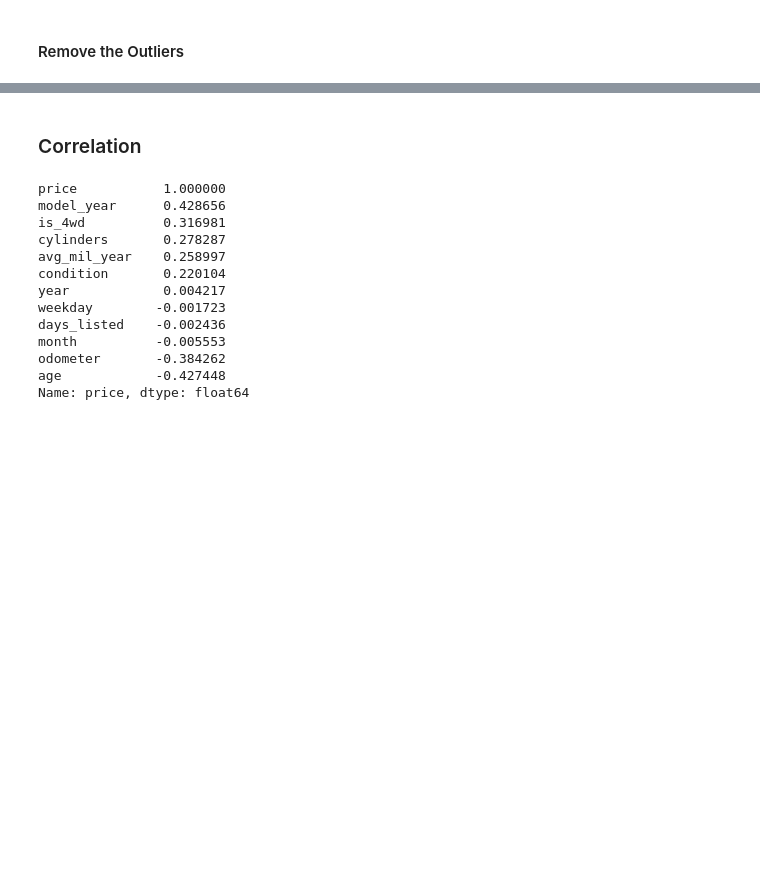
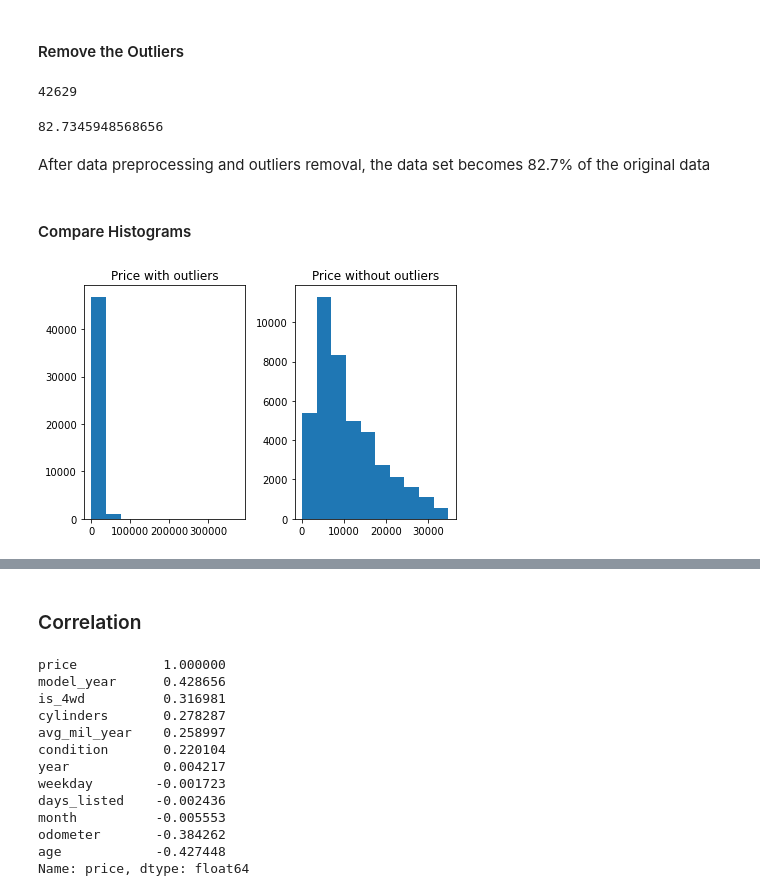
Before and after one commit to rainbowmoonlight/Yandex_Practicum_Projects, a Jupyter notebook: 02 Car Sales Ads Project/Car Sales Ads.ipynb, the cells around one changed output, grey strips where cells are left out. Saved outputs shown, nothing was run; the diff lists cells and outputs as text; code cells hidden in the pictures; blank space fills up the shorter version.

```diff
--- a/02 Car Sales Ads Project/Car Sales Ads.ipynb
+++ b/02 Car Sales Ads Project/Car Sales Ads.ipynb
@@ -731,0 +751,3 @@ There is 236 condition outliers which is 0.49%
+# %%
+all_outliers = pd.concat([price_outliers, age_outliers,mil_outliers, cylinders_outliers, condition_outliers])
+len(all_outliers)
@@ -731,0 +766,2 @@ There is 236 condition outliers which is 0.49%
+# %%
+all_outliers = all_outliers.drop_duplicates()
@@ -732,2 +778,31 @@ There is 236 condition outliers which is 0.49%
+# %%
+outliers_df = df.copy()
 # %% [markdown]
 #### Remove the Outliers
+# %%
+df = df[~df.index.isin(all_outliers.index)]
+# %%
+len(df)
+# %% [output]
+42629
+# %%
+len(df)/length_original * 100
+# %% [output]
+82.7345948568656
+# %% [markdown]
+After data preprocessing and outliers removal, the data set becomes 82.7% of the original data
+# %% [markdown]
+#### Compare Histograms
+# %%
+# Price
+fig, ax = plt.subplots(1,2)
+ax[0].hist(outliers_df['price'])
+ax[1].hist(df['price'])
+
+ax[0].set_title("Price with outliers")
+ax[1].set_title("Price without outliers")
+
+plt.tight_layout()
+plt.show()
+# %% [output]
+[figure, added]
```
Also changed, not shown: parts of 28 cells of this notebook.
